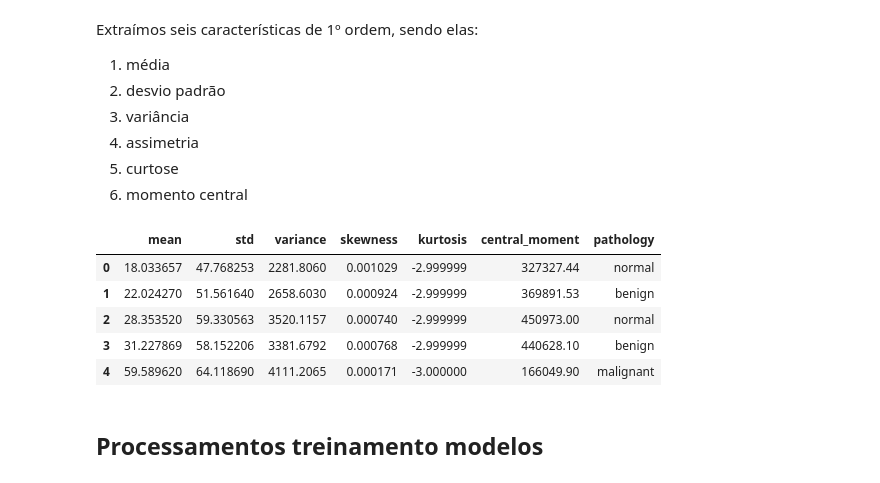
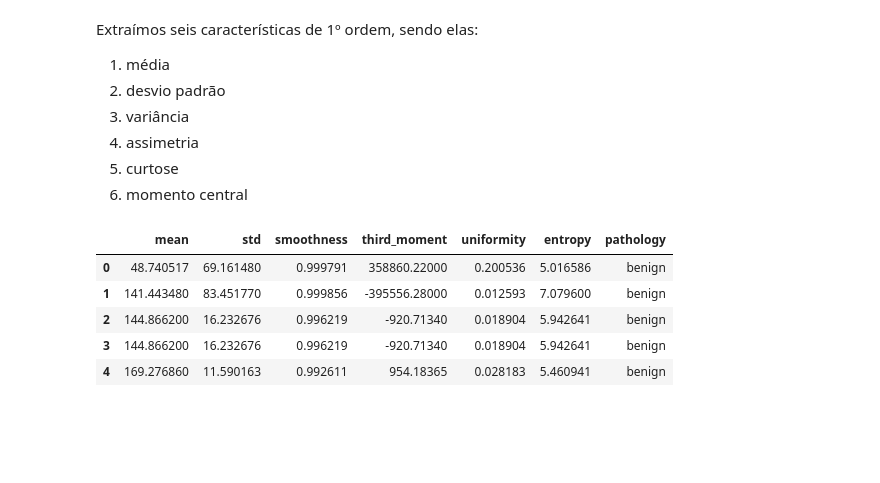
Before and after one commit to matheusssilva991/Radiomica, a Jupyter notebook: src/mamografia/apresentacao.ipynb, the cells around one changed output. Saved outputs shown, nothing was run; the diff lists cells and outputs as text; code cells hidden in the pictures; blank space fills up the shorter version.

Commit message:
feat:  testes modelos

```diff
--- a/src/mamografia/apresentacao.ipynb
+++ b/src/mamografia/apresentacao.ipynb
@@ -548,14 +315,12 @@ Extraímos seis características de 1º ordem, sendo elas:
 5. curtose
 6. momento central
 # %%
-df_first_order = pd.read_csv("../../outputs/mamografia/inbreast/first_order_features_inbreast.csv")
+df_first_order = pd.read_csv("../../outputs/mamografia/mias/first_order_features_mias.csv")
 df_first_order.head()
 # %% [output]
-|  | mean | std | variance | skewness | kurtosis | central_moment | pathology |
-| 0 | 18.033657 | 47.768253 | 2281.8060 | 0.001029 | -2.999999 | 327327.44 | normal |
-| 1 | 22.024270 | 51.561640 | 2658.6030 | 0.000924 | -2.999999 | 369891.53 | benign |
-| 2 | 28.353520 | 59.330563 | 3520.1157 | 0.000740 | -2.999999 | 450973.00 | normal |
-| 3 | 31.227869 | 58.152206 | 3381.6792 | 0.000768 | -2.999999 | 440628.10 | benign |
-| 4 | 59.589620 | 64.118690 | 4111.2065 | 0.000171 | -3.000000 | 166049.90 | malignant |
+|  | mean | std | smoothness | third_moment | uniformity | entropy | pathology |
+| 0 | 48.740517 | 69.161480 | 0.999791 | 358860.22000 | 0.200536 | 5.016586 | benign |
+| 1 | 141.443480 | 83.451770 | 0.999856 | -395556.28000 | 0.012593 | 7.079600 | benign |
+| 2 | 144.866200 | 16.232676 | 0.996219 | -920.71340 | 0.018904 | 5.942641 | benign |
+| 3 | 144.866200 | 16.232676 | 0.996219 | -920.71340 | 0.018904 | 5.942641 | benign |
+| 4 | 169.276860 | 11.590163 | 0.992611 | 954.18365 | 0.028183 | 5.460941 | benign |
-# %% [markdown]
-## Processamentos treinamento modelos
```
Also changed, not shown: parts of 46 cells of this notebook, 4 other files.
